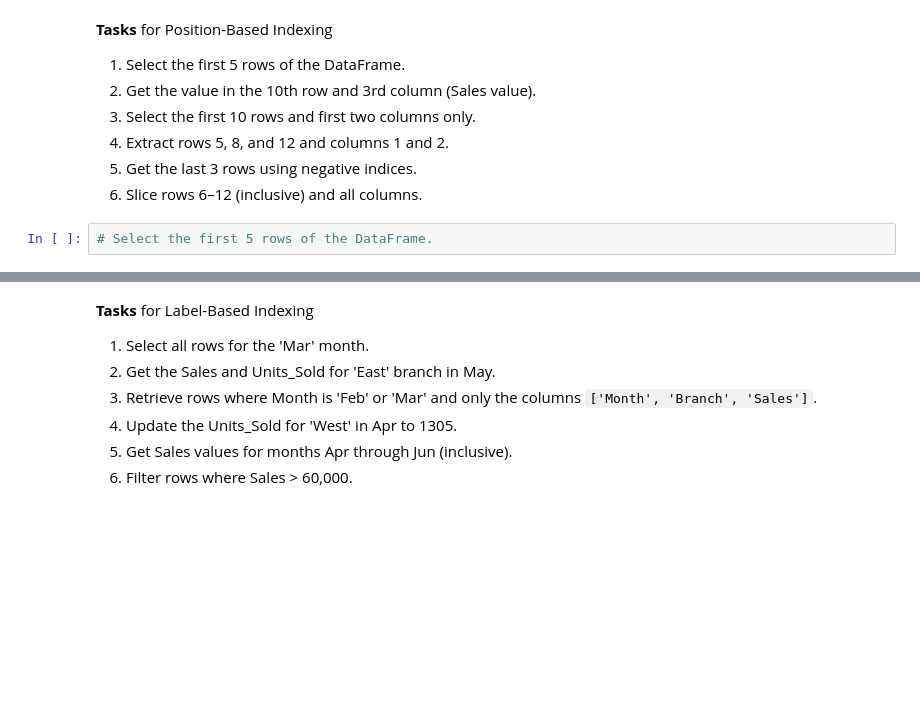
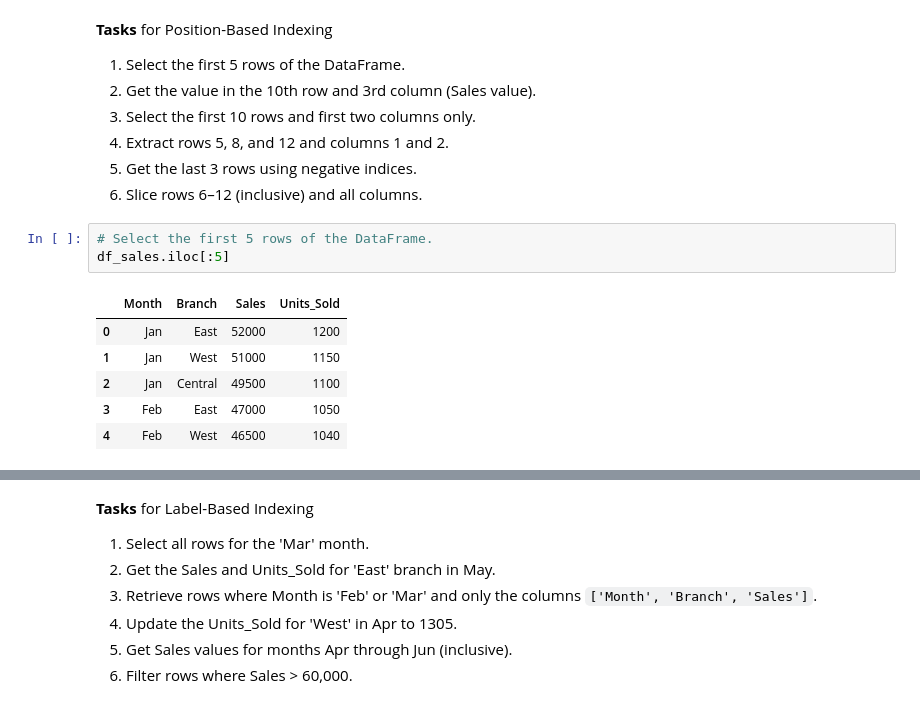
Before and after one commit to choi-phd/PySocs, a Jupyter notebook: 03_pandas/03_notebook.ipynb, the cells around one changed output, grey strips where cells are left out. Cells and saved outputs as stored; diff of their text form; blank space fills up the shorter version.

```diff
--- a/03_pandas/03_notebook.ipynb
+++ b/03_pandas/03_notebook.ipynb
@@ -430,5 +840,13 @@ units_sold = [1200,1150,1100,1050,1040,1030,
  6. Slice rows 6–12 (inclusive) and all columns.
 # %%
 # Select the first 5 rows of the DataFrame.
+df_sales.iloc[:5]
+# %% [output]
+|  | Month | Branch | Sales | Units_Sold |
+| 0 | Jan | East | 52000 | 1200 |
+| 1 | Jan | West | 51000 | 1150 |
+| 2 | Jan | Central | 49500 | 1100 |
+| 3 | Feb | East | 47000 | 1050 |
+| 4 | Feb | West | 46500 | 1040 |
 # %%
 # Get the value in the 10th row and 3rd column (Sales value).
```
Also changed, not shown: parts of 86 cells of this notebook, 2 other files.
